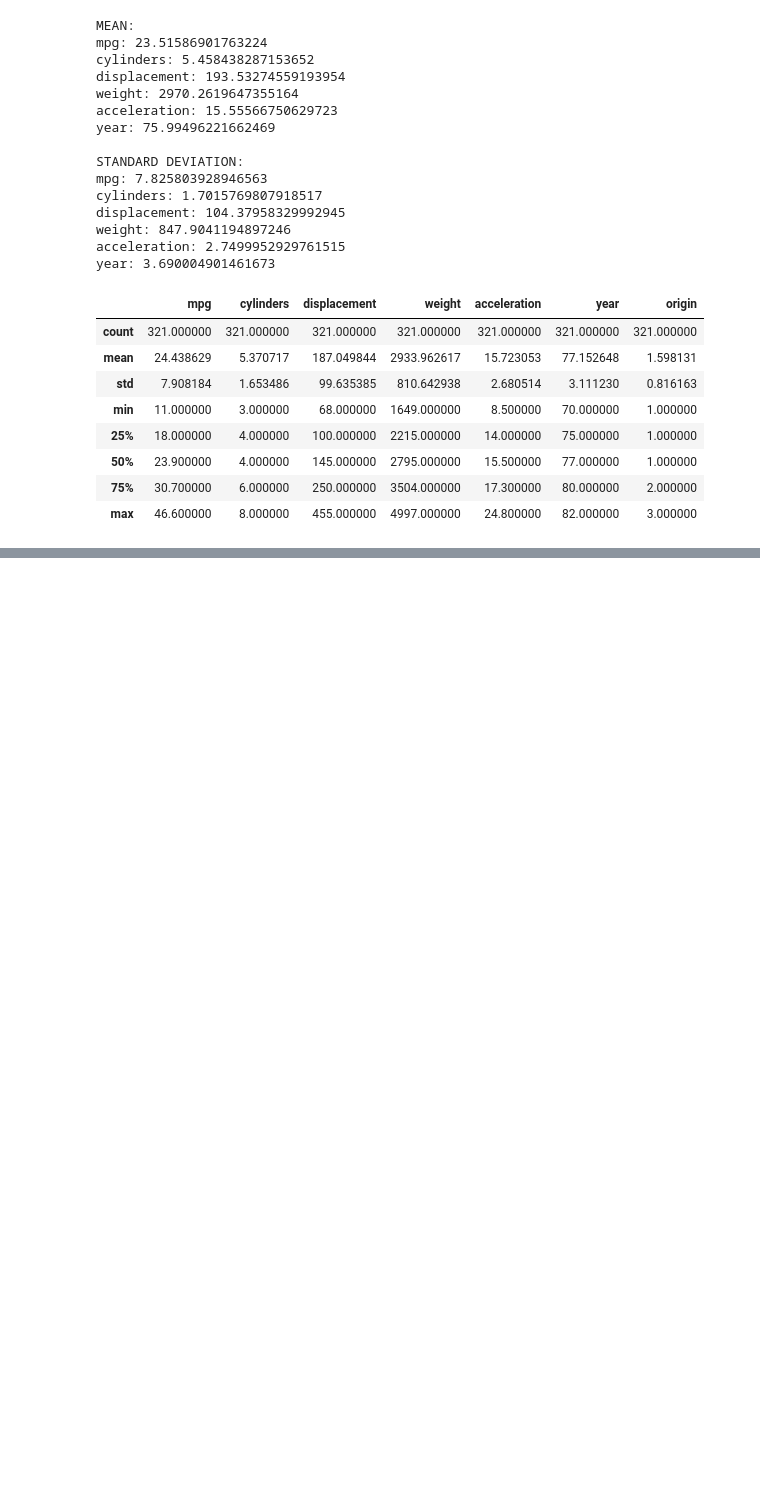
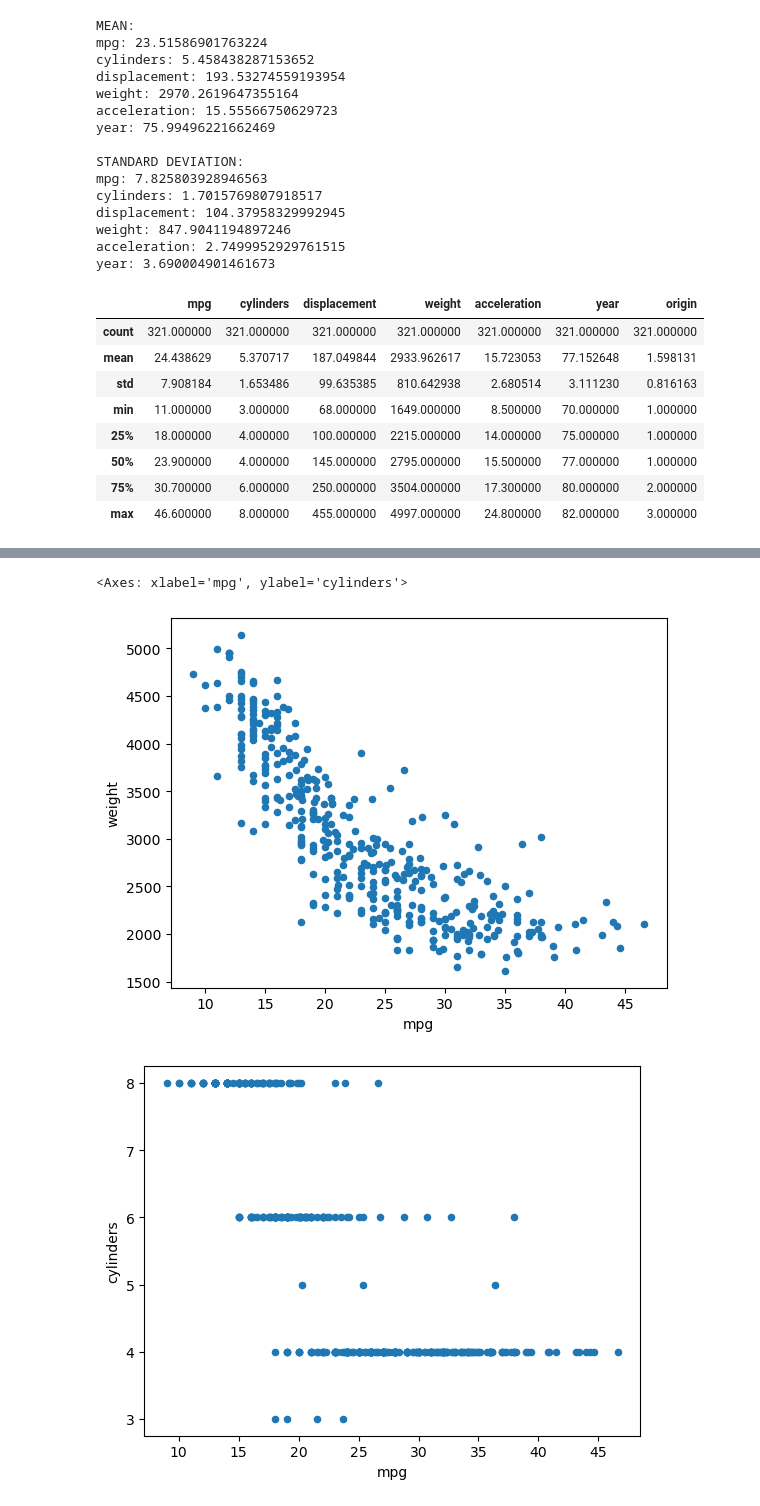
Before and after one commit to carolinegreen16/A_2, a Jupyter notebook: Assignment3/A3.ipynb, the cells around one changed output, grey strips where cells are left out. Drawn from its saved outputs; the diff is of its cells as text; code cells hidden in the pictures; blank space fills up the shorter version.

```diff
--- a/Assignment3/A3.ipynb
+++ b/Assignment3/A3.ipynb
@@ -94,0 +110,12 @@ dtype: object
+# %%
+## (f)
+    ## Based on the graphs utilized above and below I would say
+    ## the acceleration, year, weight, and cylinder play a role
+    ## in the predicting of mpg.
+
+df.plot(x='mpg', y = 'weight', kind='scatter')
+df.plot(x='mpg', y = 'cylinders', kind='scatter')
+# %% [output]
+<Axes: xlabel='mpg', ylabel='cylinders'>
+[figure, added]
+[figure, added]
```
Also changed, not shown: parts of 3 cells of this notebook.
